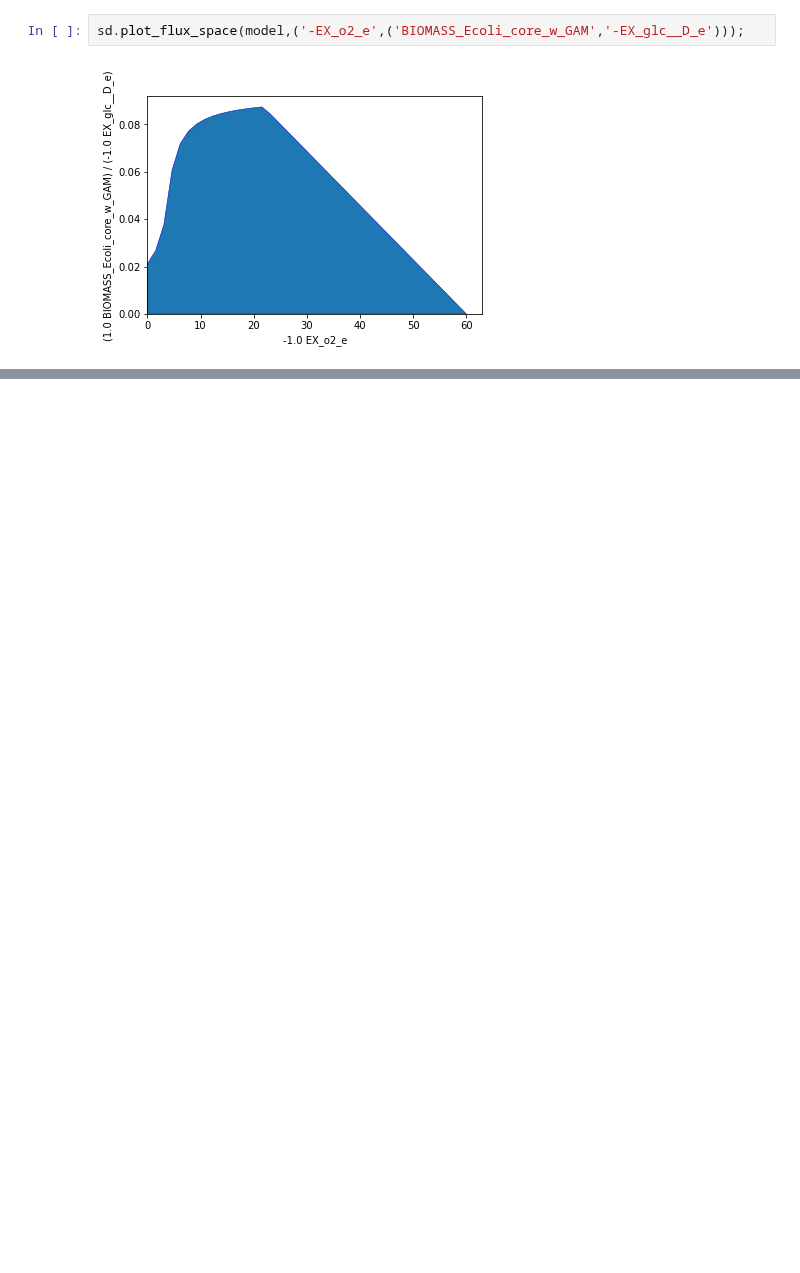
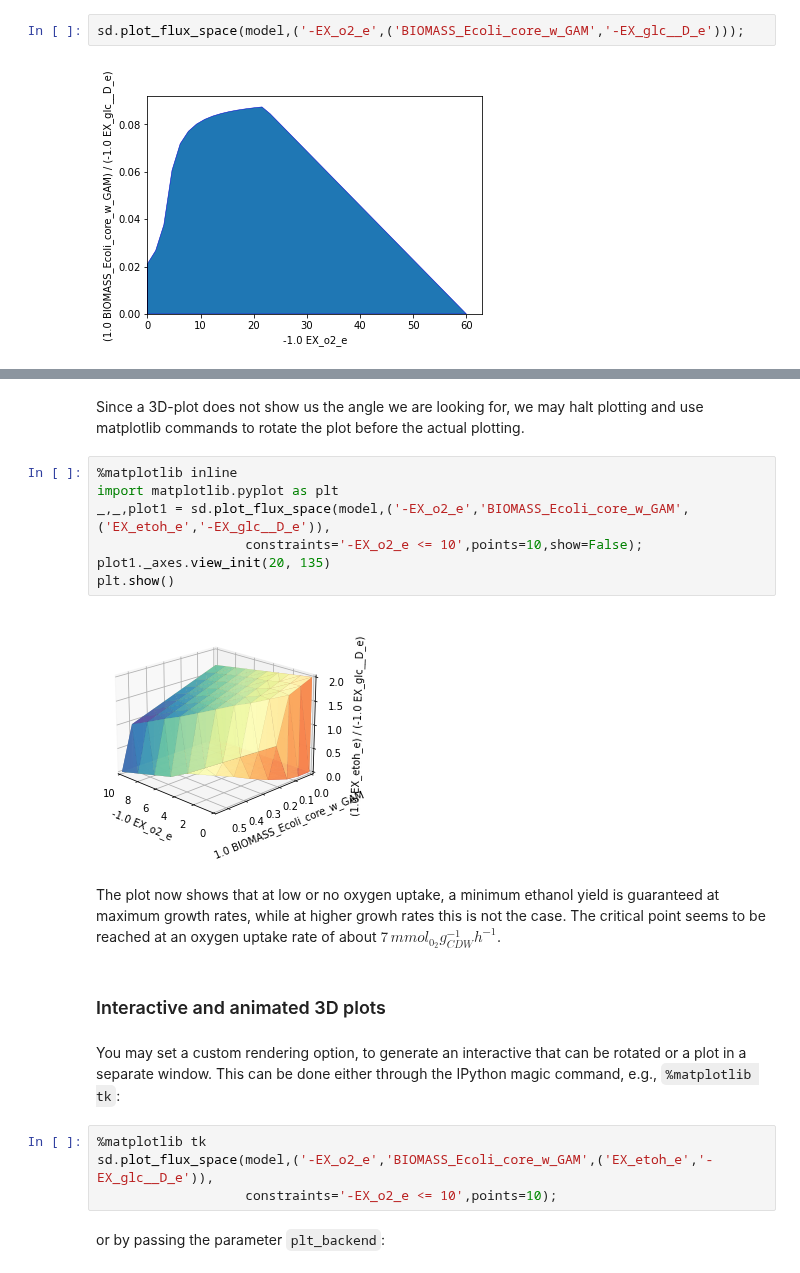
Before and after one commit to klamt-lab/straindesign, a Jupyter notebook: docs/source/examples/JN_03_plotting.ipynb, the cells around one changed output, grey strips where cells are left out. Saved outputs shown, nothing was run; the diff lists cells and outputs as text; blank space fills up the shorter version.

```diff
--- a/docs/source/examples/JN_03_plotting.ipynb
+++ b/docs/source/examples/JN_03_plotting.ipynb
@@ -79,0 +95,23 @@ sd.plot_flux_space(model,('-EX_o2_e','BIOMASS_Ecoli_core_w_GAM',('EX_etoh_e','-E
+# %% [markdown]
+Since a 3D-plot does not show us the angle we are looking for, we may halt plotting and use matplotlib commands to rotate the plot before the actual plotting.
+# %%
+%matplotlib inline
+import matplotlib.pyplot as plt
+_,_,plot1 = sd.plot_flux_space(model,('-EX_o2_e','BIOMASS_Ecoli_core_w_GAM',('EX_etoh_e','-EX_glc__D_e')),
+                   constraints='-EX_o2_e <= 10',points=10,show=False);
+plot1._axes.view_init(20, 135)
+plt.show()
+# %% [output]
+[figure, added]
+# %% [markdown]
+The plot now shows that at low or no oxygen uptake, a minimum ethanol yield is guaranteed at maximum growth rates, while at higher growh rates this is not the case. The critical point seems to be reached at an oxygen uptake rate of about $7\,mmol_{0_2}g_{CDW}^{-1}h^{-1}$.
+# %% [markdown]
+### Interactive and animated 3D plots
+# %% [markdown]
+You may set a custom rendering option, to generate an interactive that can be rotated or a plot in a separate window. This can be done either through the IPython magic command, e.g., `%matplotlib tk`:
+# %%
+%matplotlib tk
+sd.plot_flux_space(model,('-EX_o2_e','BIOMASS_Ecoli_core_w_GAM',('EX_etoh_e','-EX_glc__D_e')),
+                   constraints='-EX_o2_e <= 10',points=10);
+# %% [markdown]
+or by passing the parameter `plt_backend`:
```
Also changed, not shown: parts of 21 cells of this notebook, 5 other files.
